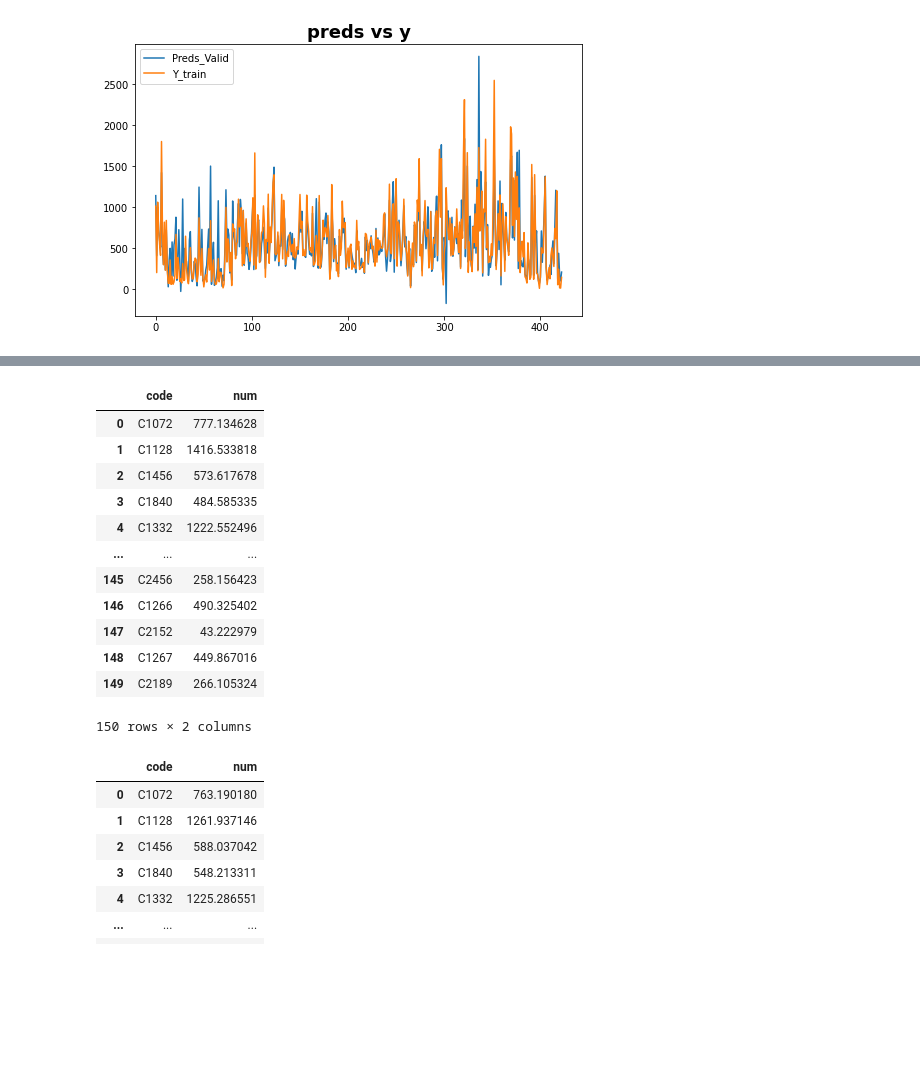
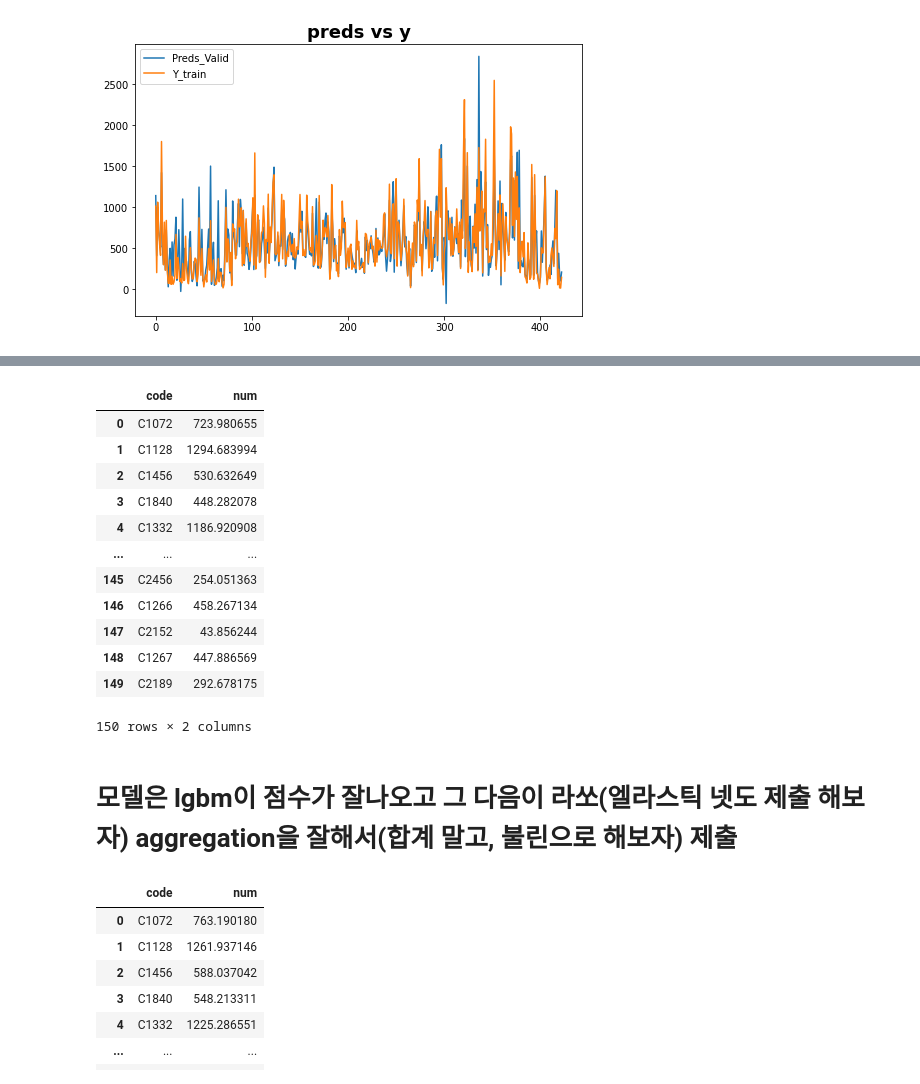
Before and after one commit to O-Kpy/Dacon, a Jupyter notebook: Dacon_주차수요_예측.ipynb, the cells around one changed output, grey strips where cells are left out. Cells and saved outputs as stored; diff of their text form; code cells hidden in the pictures; blank space fills up the shorter version.

```diff
--- a/Dacon_주차수요_예측.ipynb
+++ b/Dacon_주차수요_예측.ipynb
@@ -374,7 +374,7 @@ for i, code in tqdm(enumerate(test['단지코드'].unique())):
         new_test.loc[i, col] = temp[temp['전용면적']==area]['전용면적별세대수'].sum()
 # %%
 # 임대보증금과 임대료 aggregation
-data_agg = data.groupby('단지코드')['임대보증금'].agg(['mean'])
+data_agg = data.groupby('단지코드')['임대보증금'].agg(['median'])
 data_agg_col = []
 
 for i in data_agg.columns:
@@ -399,6 +399,6 @@ data_agg
 573 rows × 1 columns
 # %%
-data_agg_b = data.groupby('단지코드')['임대료'].agg(['mean'])
+data_agg_b = data.groupby('단지코드')['임대료'].agg(['median'])
 data_agg_col_b = []
 
 for i in data_agg_b.columns:
@@ -448,10 +448,10 @@ new_test = new_test.merge(data.groupby(['단지코드'])['임대건물구분'].v
 new_train = new_train.merge(info, how='left', on='지역')
 new_test = new_test.merge(info, how='left', on='지역')
 # %%
-new_train['mean-임대보증금'] = np.log1p(new_train['mean-임대보증금']+1)
-new_test['mean-임대보증금'] = np.log1p(new_test['mean-임대보증금']+1)
-new_train['mean-임대료'] = np.log1p(new_train['mean-임대료']+1)
-new_test['mean-임대료'] = np.log1p(new_test['mean-임대료']+1)
+new_train['mean-임대보증금'] = np.log1p(new_train['median-임대보증금'])
+new_test['mean-임대보증금'] = np.log1p(new_test['median-임대보증금'])
+new_train['mean-임대료'] = np.log1p(new_train['median-임대료'])
+new_test['mean-임대료'] = np.log1p(new_test['median-임대료'])
 # %% [markdown]
 # 다른 버전
 # %%
@@ -607,7 +607,7 @@ for i,(train_index, valid_index) in enumerate(kf.split(x_train, y_train)):
   X_train, X_valid = x_train.iloc[train_index], x_train.iloc[valid_index]
   Y_train, Y_valid = y_train.iloc[train_index], y_train.iloc[valid_index]
 
-  model_cat = catboost.CatBoostRegressor(learning_rate=0.022, loss_function='MAE', eval_metric='MAE', n_estimators=3000, cat_features=cat_features, use_best_model=True)
+  model_cat = catboost.CatBoostRegressor(learning_rate=0.05, loss_function='MAE', eval_metric='MAE', n_estimators=3000, cat_features=cat_features, use_best_model=True)
   model_cat.fit(X_train, Y_train, eval_set=[(X_train, Y_train), (X_valid, Y_valid)], verbose=100, early_stopping_rounds=50)
 
   preds_test_cat = model_cat.predict(x_test)
@@ -997,22 +999,24 @@ x_train_sel = x_train[feature_selected_columns]
 x_test_sel = x_test[feature_selected_columns]
 # %%
 submit['num'] = preds_test_lgbm
-submit.to_csv('/content/drive/MyDrive/dataset/Dacon/대회/235745_parking_data/submit_14.csv', index=False)
+submit.to_csv('/content/drive/MyDrive/dataset/Dacon/대회/235745_parking_data/submit_18.csv', index=False)
 submit
 # %% [output]
 |  | code | num |
-| 0 | C1072 | 777.134628 |
-| 1 | C1128 | 1416.533818 |
-| 2 | C1456 | 573.617678 |
-| 3 | C1840 | 484.585335 |
-| 4 | C1332 | 1222.552496 |
+| 0 | C1072 | 723.980655 |
+| 1 | C1128 | 1294.683994 |
+| 2 | C1456 | 530.632649 |
+| 3 | C1840 | 448.282078 |
+| 4 | C1332 | 1186.920908 |
 | ... | ... | ... |
-| 145 | C2456 | 258.156423 |
-| 146 | C1266 | 490.325402 |
-| 147 | C2152 | 43.222979 |
-| 148 | C1267 | 449.867016 |
-| 149 | C2189 | 266.105324 |
+| 145 | C2456 | 254.051363 |
+| 146 | C1266 | 458.267134 |
+| 147 | C2152 | 43.856244 |
+| 148 | C1267 | 447.886569 |
+| 149 | C2189 | 292.678175 |
 150 rows × 2 columns
+# %% [markdown]
+# 모델은 lgbm이 점수가 잘나오고 그 다음이 라쏘(엘라스틱 넷도 제출 해보자) aggregation을 잘해서(합계 말고, 불린으로 해보자) 제출
 # %%
 submit['num'] = preds_test_cat
 submit
```
Also changed, not shown: parts of 17 cells of this notebook.
